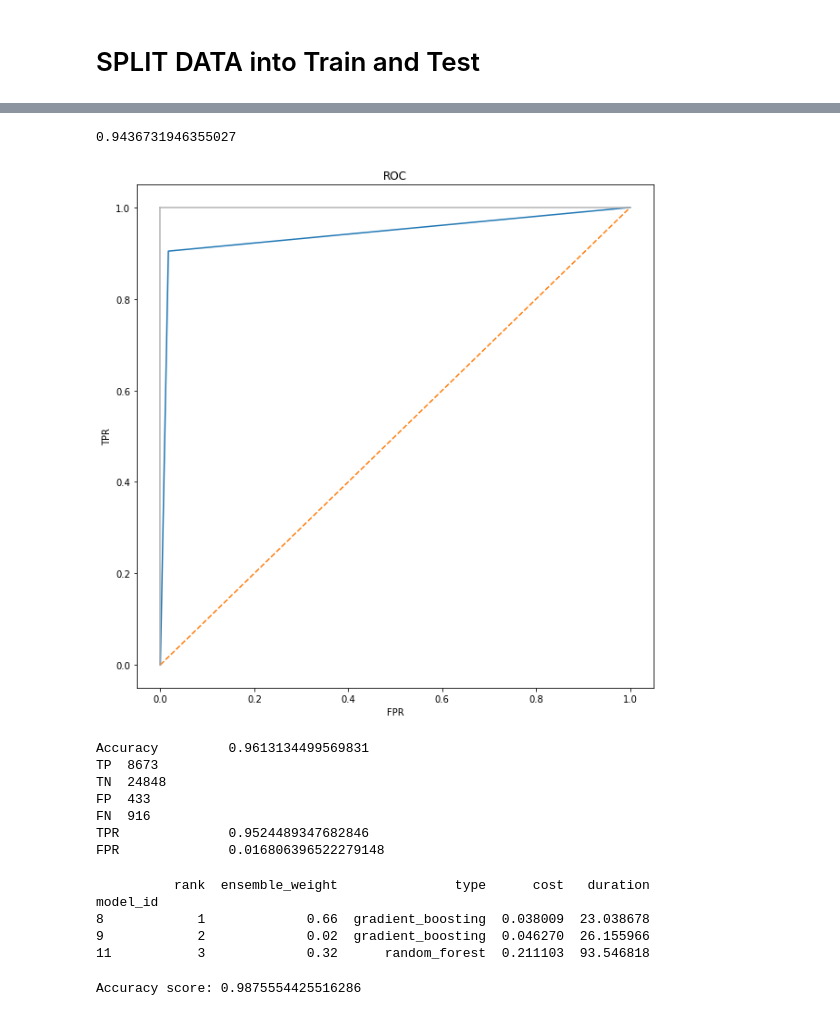
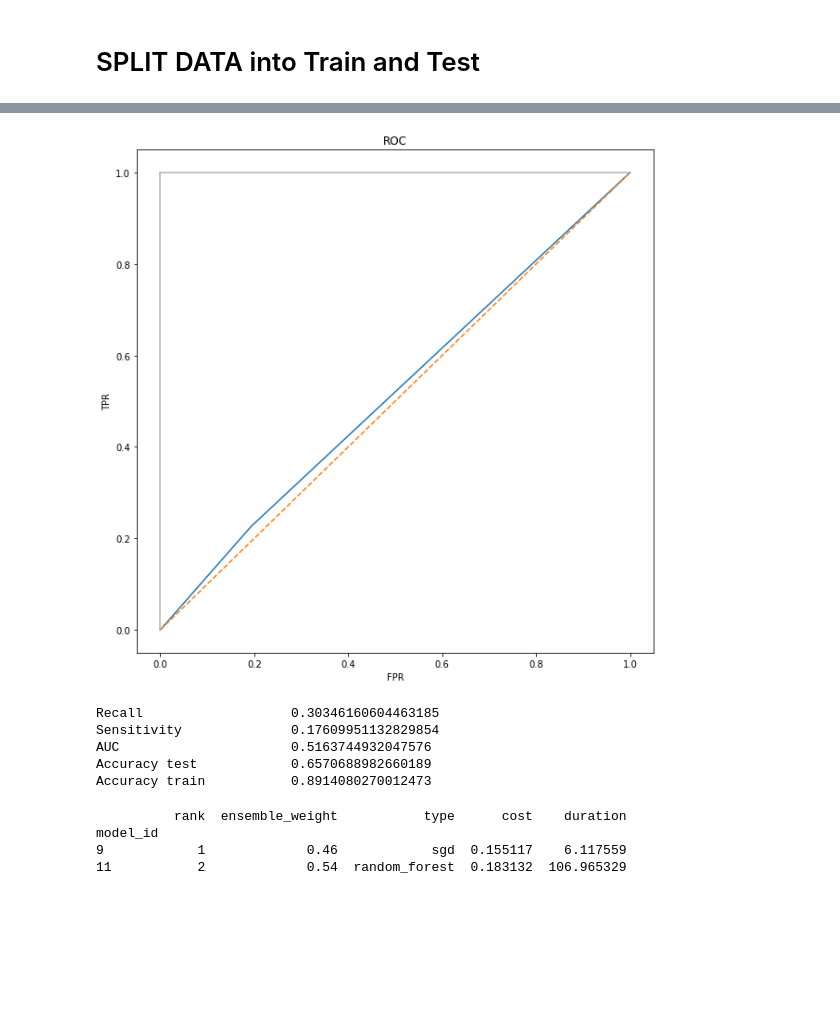
Before and after one commit to tudi72/ECG_classification_AutoML, a Jupyter notebook: 27_septembrie_ecg_demo.ipynb, the cells around one changed output, grey strips where cells are left out. Saved outputs shown, nothing was run; the diff lists cells and outputs as text; code cells hidden in the pictures; blank space fills up the shorter version.

```diff
--- a/27_septembrie_ecg_demo.ipynb
+++ b/27_septembrie_ecg_demo.ipynb
@@ -41,3 +44 @@ MLII_y = df['Type'].values.reshape(-1,1)
-# %%
-MLII_X_train, MLII_X_test, MLII_y_train, MLII_y_test = train_test_split(MLII_X, MLII_y, test_size=0.33, random_state=42)
 # %%
@@ -79,60 +191,52 @@ AutoSklearnClassifier(ensemble_class=<class 'autosklearn.ensembles.ensemble_sele
                       memory_limit=30000, per_run_time_limit=120,
                       time_left_for_this_task=1200)
 # %%
-MLII_y_pred = model.predict(MLII_X_test)
+MLII_y_pred_test = model.predict(MLII_X_test)
+MLII_y_pred_train = model.predict(MLII_X_train)
 # %%
 from sklearn.metrics import roc_curve,auc
 import matplotlib.pyplot as plt
 
 fpr, tpr, thresholds = roc_curve(MLII_y_test, MLII_y_pred)
-print(auc(fpr, tpr))
+AUC = auc(fpr, tpr)
 
 plt.subplots(1, figsize=(10,10))
 plt.title('ROC')
 plt.plot(fpr, tpr)
 plt.plot([0, 1], ls="--")
 plt.plot([0, 0], [1, 0] , c=".7")
 plt.plot([1, 1] , c=".7")
 plt.ylabel('TPR')
 plt.xlabel('FPR')
 plt.show()
 # %% [output]
-0.9436731946355027
-[figure, old version]
+[figure, new version]
 # %%
 from sklearn.metrics import accuracy_score,confusion_matrix
 
+accuracy_train = accuracy_score(MLII_y_train, MLII_y_pred_train)
+accuracy_test = accuracy_score(MLII_y_test, MLII_y_pred_test)
 
-print("Accuracy\t", accuracy_score(MLII_y_test, MLII_y_pred))
 tn,fp,fn,tp = confusion_matrix(MLII_y_test,MLII_y_pred).ravel()
-TPR = tp / (tp+fp)
-FPR = fp / (fn + tn)
+Recall = tp / (tp+fp)
+Sensitivity = tp / (tp + tn)
 
-print('TP ', tp)
-print('TN ', tn)
-print('FP ', fp)
-print('FN ', fn)
-print('TPR\t\t',TPR)
-print('FPR\t\t',FPR)
+
+print('Recall   \t\t',TPR)
+print('Sensitivity\t\t',FPR)
+print('AUC      \t\t',AUC)
+print('Accuracy test\t\t',accuracy_test)
+print('Accuracy train\t\t',accuracy_train)
 # %% [output]
-Accuracy         0.9613134499569831
-TP  8673
-TN  24848
-FP  433
-FN  916
-TPR              0.9524489347682846
-FPR              0.016806396522279148
+Recall                   0.30346160604463185
+Sensitivity              0.17609951132829854
+AUC                      0.5163744932047576
+Accuracy test            0.6570688982660189
+Accuracy train           0.8914080270012473
 # %%
 print(model.leaderboard())
 # %% [output]
-          rank  ensemble_weight               type      cost   duration
+          rank  ensemble_weight           type      cost    duration
 model_id
-8            1             0.66  gradient_boosting  0.038009  23.038678
-9            2             0.02  gradient_boosting  0.046270  26.155966
-11           3             0.32      random_forest  0.211103  93.546818
+9            1             0.46            sgd  0.155117    6.117559
+11           2             0.54  random_forest  0.183132  106.965329
-# %%
-import sklearn.metrics
-predictions = model.predict(MLII_X_train)
-print("Accuracy score:", sklearn.metrics.accuracy_score(MLII_y_train, predictions))
-# %% [output]
-Accuracy score: 0.9875554425516286
```
Also changed, not shown: parts of 18 cells of this notebook.
